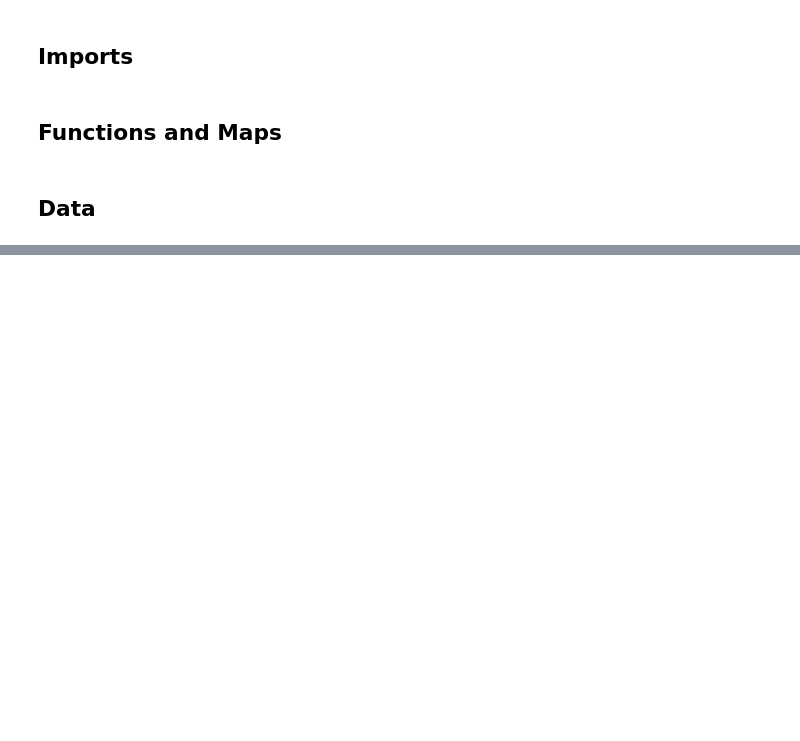
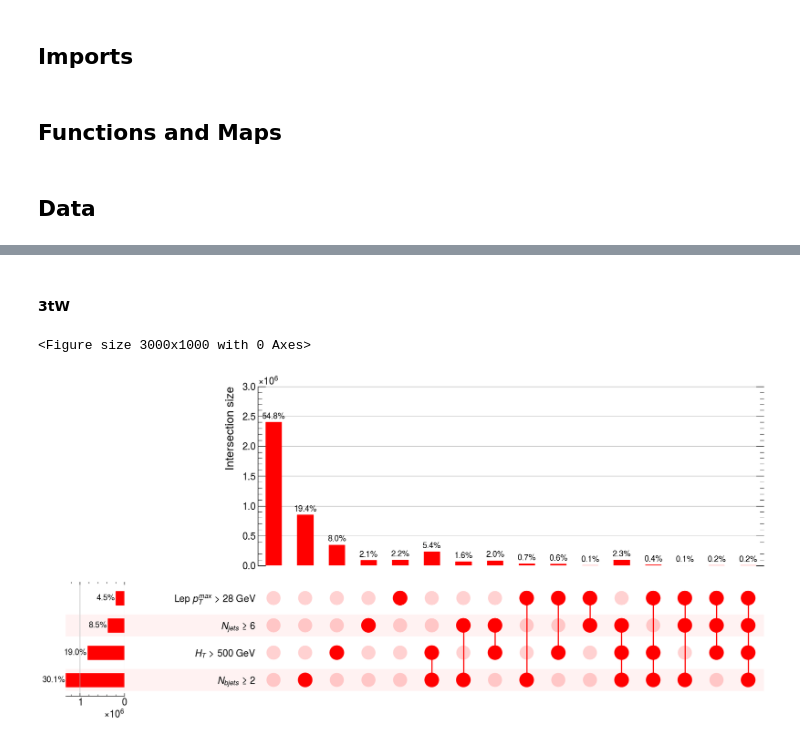
Before and after one commit to archiebrooks02/MPHYS-4Top, a Jupyter notebook: matching_bigger_data.ipynb, the cells around one changed output, grey strips where cells are left out. Saved outputs shown, nothing was run; the diff lists cells and outputs as text; code cells hidden in the pictures; blank space fills up the shorter version.

Commit message:
New overhauled matching

```diff
--- a/matching_bigger_data.ipynb
+++ b/matching_bigger_data.ipynb
@@ -1513,7 +455,0 @@ with  uproot.recreate(f"sm_3tj_1L_02Dec.root") as file:
-# %%
-matched_events_3tW_2L, no_dupes_bool_2L = truth_matching(truth_3tW_2L, truth_id_3tW_2L, reco_3tW_jets_2L, reco_3tW_leptons_2L)
-
-matched_3tW_2L = ak.zip({'reco': matched_events_3tW_2L['reco'], 'truth': matched_events_3tW_2L['truth']})
-events_3tW_truth_2L = events_3tW_truth_2L[no_dupes_bool_2L]
-events_3tW_reco_2L = events_3tW_reco_2L[no_dupes_bool_2L]
-lepton_indices_2L = ak.sort(ak.argsort(abs(events_3tW_truth_2L['W_decay_id']), axis = 1, ascending=False)[:,:2], axis=1)
@@ -1591,17 +455,0 @@ no_dupes_bool_2L[no_dupes_bool_2L]
-# %%
-matched_events_3tj_2L, no_dupes_bool_2L = truth_matching(truth_3tj_2L, truth_id_3tj_2L, reco_3tj_jets_2L, reco_3tj_leptons_2L)
-
-matched_3tj_2L = ak.zip({'reco': matched_events_3tj_2L['reco'], 'truth': matched_events_3tj_2L['truth']})
-events_3tj_truth_2L = events_3tj_truth_2L[no_dupes_bool_2L]
-events_3tj_reco_2L = events_3tj_reco_2L[no_dupes_bool_2L]
-lepton_indices_2L = ak.sort(ak.argsort(abs(events_3tj_truth_2L['W_decay_id']), axis = 1, ascending=False)[:,:2], axis=1)
-
-sm_mask_3tj_2L, dm_mask_3tj_2L, fm_mask_3tj_2L= top_identifier(matched_3tj_2L, '3tj', '2L', lepton_indices=lepton_indices_2L)
-
-events_3tj_truth_01_2L = events_3tj_truth_2L[(lepton_indices_2L[:,0]==0)&(lepton_indices_2L[:,1]==1)]
-events_3tj_truth_03_2L = events_3tj_truth_2L[(lepton_indices_2L[:,0]==0)&(lepton_indices_2L[:,1]==3)]
-events_3tj_truth_23_2L = events_3tj_truth_2L[(lepton_indices_2L[:,0]==2)&(lepton_indices_2L[:,1]==3)]
-
-events_3tj_reco_01_2L = events_3tj_reco_2L[(lepton_indices_2L[:,0]==0)&(lepton_indices_2L[:,1]==1)]
-events_3tj_reco_03_2L = events_3tj_reco_2L[(lepton_indices_2L[:,0]==0)&(lepton_indices_2L[:,1]==3)]
-events_3tj_reco_23_2L = events_3tj_reco_2L[(lepton_indices_2L[:,0]==2)&(lepton_indices_2L[:,1]==3)]
@@ -1669,0 +1427,24 @@ with  uproot.recreate(f"sm_3tj_2L_02Dec.root") as file:
+# %% [markdown]
+#### 3tW
+# %%
+df = pd.DataFrame({
+    r"$N_{bjets}$ ≥ 2": ak.to_numpy(nbjets_3tW < 2),
+    r"$N_{jets}$ ≥ 6": ak.to_numpy(njets_3tW < 6),
+    r"$H_T$ > 500 GeV": ak.to_numpy(~ht_mask_3tW),
+    r"Lep $p_T^{max}$ > 28 GeV": ak.to_numpy(~max_pt_mask_3tW),
+})
+
+# Convert DataFrame into UpSet format
+upset_data = from_indicators(df.columns, df)
+
+# Plot the UpSet diagram
+upset = UpSet(upset_data, show_percentages=True)
+
+# Create the plot
+fig = plt.figure(figsize=(30, 10))
+plot(upset_data, element_size=70, show_percentages=True, facecolor = 'red')
+plt.savefig("3tW.png")
+plt.show()
+# %% [output]
+<Figure size 3000x1000 with 0 Axes>
+[figure, added]
```
Also changed, not shown: parts of 128 cells of this notebook.
